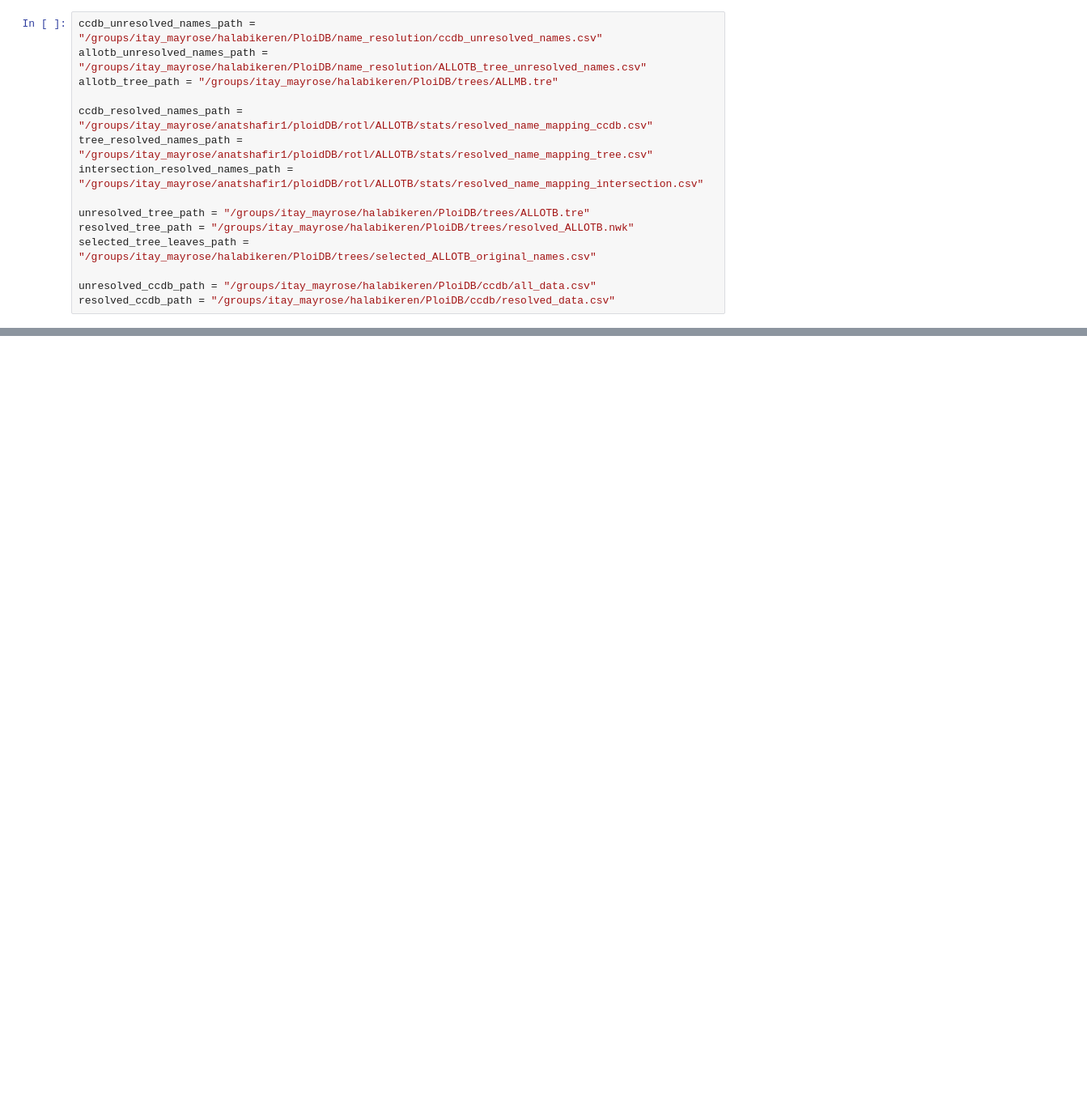
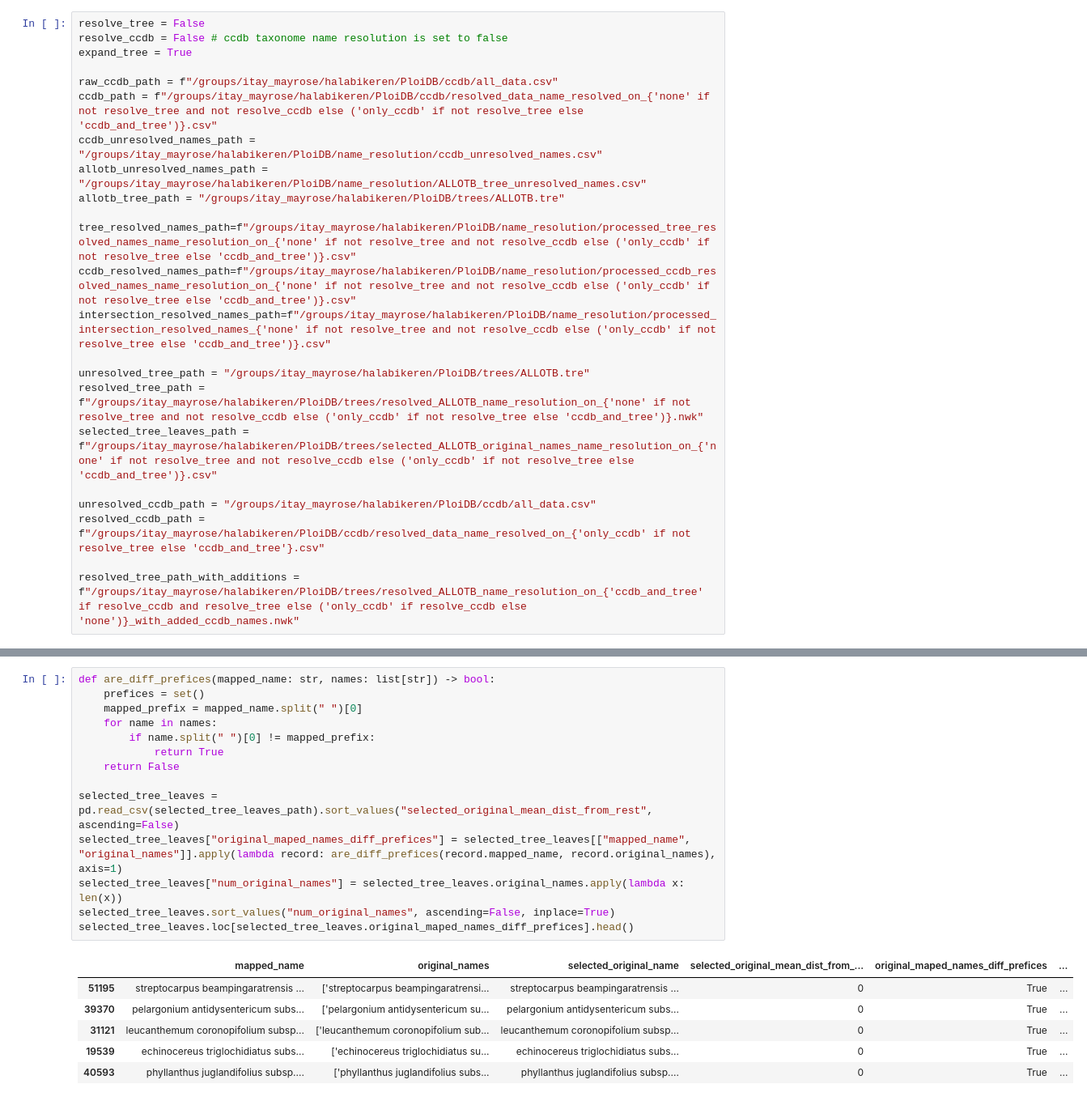
Before and after one commit to halabikeren/ploidb, a Jupyter notebook: data_processing/map_resolved_names_to_ALLOTB.ipynb, the cells around one changed output, grey strips where cells are left out. Shown at 81% size. Drawn from its saved outputs; the diff is of its cells as text; blank space fills up the shorter version.

```diff
--- a/data_processing/map_resolved_names_to_ALLOTB.ipynb
+++ b/data_processing/map_resolved_names_to_ALLOTB.ipynb
@@ -19,20 +25,28 @@ from check_tree_monophyly import get_largest_monophyletic_group
 INFO: Pandarallel will run on 20 workers.
 INFO: Pandarallel will use standard multiprocessing data transfer (pipe) to transfer data between the main process and workers.
 # %%
+resolve_tree = False
+resolve_ccdb = False # ccdb taxonome name resolution is set to false
+expand_tree = True
+
+raw_ccdb_path = f"/groups/itay_mayrose/halabikeren/PloiDB/ccdb/all_data.csv"
+ccdb_path = f"/groups/itay_mayrose/halabikeren/PloiDB/ccdb/resolved_data_name_resolved_on_{'none' if not resolve_tree and not resolve_ccdb else ('only_ccdb' if not resolve_tree else 'ccdb_and_tree')}.csv"
 ccdb_unresolved_names_path = "/groups/itay_mayrose/halabikeren/PloiDB/name_resolution/ccdb_unresolved_names.csv"
 allotb_unresolved_names_path = "/groups/itay_mayrose/halabikeren/PloiDB/name_resolution/ALLOTB_tree_unresolved_names.csv"
-allotb_tree_path = "/groups/itay_mayrose/halabikeren/PloiDB/trees/ALLMB.tre"
+allotb_tree_path = "/groups/itay_mayrose/halabikeren/PloiDB/trees/ALLOTB.tre"
 
-ccdb_resolved_names_path = "/groups/itay_mayrose/anatshafir1/ploidDB/rotl/ALLOTB/stats/resolved_name_mapping_ccdb.csv"
-tree_resolved_names_path = "/groups/itay_mayrose/anatshafir1/ploidDB/rotl/ALLOTB/stats/resolved_name_mapping_tree.csv"
-intersection_resolved_names_path = "/groups/itay_mayrose/anatshafir1/ploidDB/rotl/ALLOTB/stats/resolved_name_mapping_intersection.csv"
+tree_resolved_names_path=f"/groups/itay_mayrose/halabikeren/PloiDB/name_resolution/processed_tree_resolved_names_name_resolution_on_{'none' if not resolve_tree and not resolve_ccdb else ('only_ccdb' if not resolve_tree else 'ccdb_and_tree')}.csv"
+ccdb_resolved_names_path=f"/groups/itay_mayrose/halabikeren/PloiDB/name_resolution/processed_ccdb_resolved_names_name_resolution_on_{'none' if not resolve_tree and not resolve_ccdb else ('only_ccdb' if not resolve_tree else 'ccdb_and_tree')}.csv"
+intersection_resolved_names_path=f"/groups/itay_mayrose/halabikeren/PloiDB/name_resolution/processed_intersection_resolved_names_{'none' if not resolve_tree and not resolve_ccdb else ('only_ccdb' if not resolve_tree else 'ccdb_and_tree')}.csv"
 
 unresolved_tree_path = "/groups/itay_mayrose/halabikeren/PloiDB/trees/ALLOTB.tre"
-resolved_tree_path = "/groups/itay_mayrose/halabikeren/PloiDB/trees/resolved_ALLOTB.nwk"
-selected_tree_leaves_path = "/groups/itay_mayrose/halabikeren/PloiDB/trees/selected_ALLOTB_original_names.csv"
+resolved_tree_path = f"/groups/itay_mayrose/halabikeren/PloiDB/trees/resolved_ALLOTB_name_resolution_on_{'none' if not resolve_tree and not resolve_ccdb else ('only_ccdb' if not resolve_tree else 'ccdb_and_tree')}.nwk"
+selected_tree_leaves_path = f"/groups/itay_mayrose/halabikeren/PloiDB/trees/selected_ALLOTB_original_names_name_resolution_on_{'none' if not resolve_tree and not resolve_ccdb else ('only_ccdb' if not resolve_tree else 'ccdb_and_tree')}.csv"
 
 unresolved_ccdb_path = "/groups/itay_mayrose/halabikeren/PloiDB/ccdb/all_data.csv"
-resolved_ccdb_path = "/groups/itay_mayrose/halabikeren/PloiDB/ccdb/resolved_data.csv"
+resolved_ccdb_path = f"/groups/itay_mayrose/halabikeren/PloiDB/ccdb/resolved_data_name_resolved_on_{'only_ccdb' if not resolve_tree else 'ccdb_and_tree'}.csv"
+
+resolved_tree_path_with_additions =  f"/groups/itay_mayrose/halabikeren/PloiDB/trees/resolved_ALLOTB_name_resolution_on_{'ccdb_and_tree' if resolve_ccdb and resolve_tree else ('only_ccdb' if resolve_ccdb else 'none')}_with_added_ccdb_names.nwk"
 # %%
 ccdb_unresolved_names = pd.read_csv(ccdb_unresolved_names_path)
 tree_unresolved_names = pd.read_csv(allotb_unresolved_names_path)
@@ -143,0 +199,21 @@ number of leaves after removal of leaves with identical resolved name = 59,909
+# %%
+def are_diff_prefices(mapped_name: str, names: list[str]) -> bool:
+    prefices = set()
+    mapped_prefix = mapped_name.split(" ")[0]
+    for name in names:
+        if name.split(" ")[0] != mapped_prefix:
+            return True
+    return False
+
+selected_tree_leaves = pd.read_csv(selected_tree_leaves_path).sort_values("selected_original_mean_dist_from_rest", ascending=False)
+selected_tree_leaves["original_maped_names_diff_prefices"] = selected_tree_leaves[["mapped_name", "original_names"]].apply(lambda record: are_diff_prefices(record.mapped_name, record.original_names), axis=1)
+selected_tree_leaves["num_original_names"] = selected_tree_leaves.original_names.apply(lambda x: len(x))
+selected_tree_leaves.sort_values("num_original_names", ascending=False, inplace=True)
+selected_tree_leaves.loc[selected_tree_leaves.original_maped_names_diff_prefices].head()
+# %% [output]
+|  | mapped_name | original_names | selected_original_name | selected_original_mean_dist_from_... | original_maped_names_diff_prefices | ... |
+| 51195 | streptocarpus beampingaratrensis ... | ['streptocarpus beampingaratrensi... | streptocarpus beampingaratrensis ... | 0 | True | ... |
+| 39370 | pelargonium antidysentericum subs... | ['pelargonium antidysentericum su... | pelargonium antidysentericum subs... | 0 | True | ... |
+| 31121 | leucanthemum coronopifolium subsp... | ['leucanthemum coronopifolium sub... | leucanthemum coronopifolium subsp... | 0 | True | ... |
+| 19539 | echinocereus triglochidiatus subs... | ['echinocereus triglochidiatus su... | echinocereus triglochidiatus subs... | 0 | True | ... |
+| 40593 | phyllanthus juglandifolius subsp.... | ['phyllanthus juglandifolius subs... | phyllanthus juglandifolius subsp.... | 0 | True | ... |
```
Also changed, not shown: parts of 8 cells of this notebook, 1 other file.
